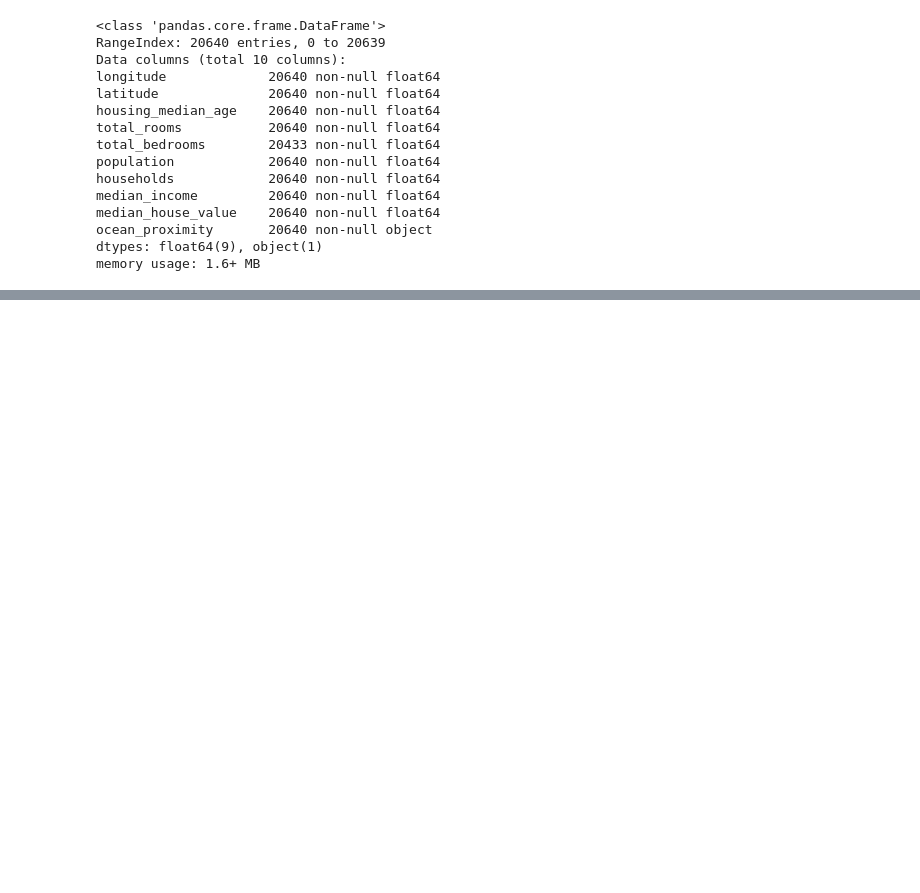
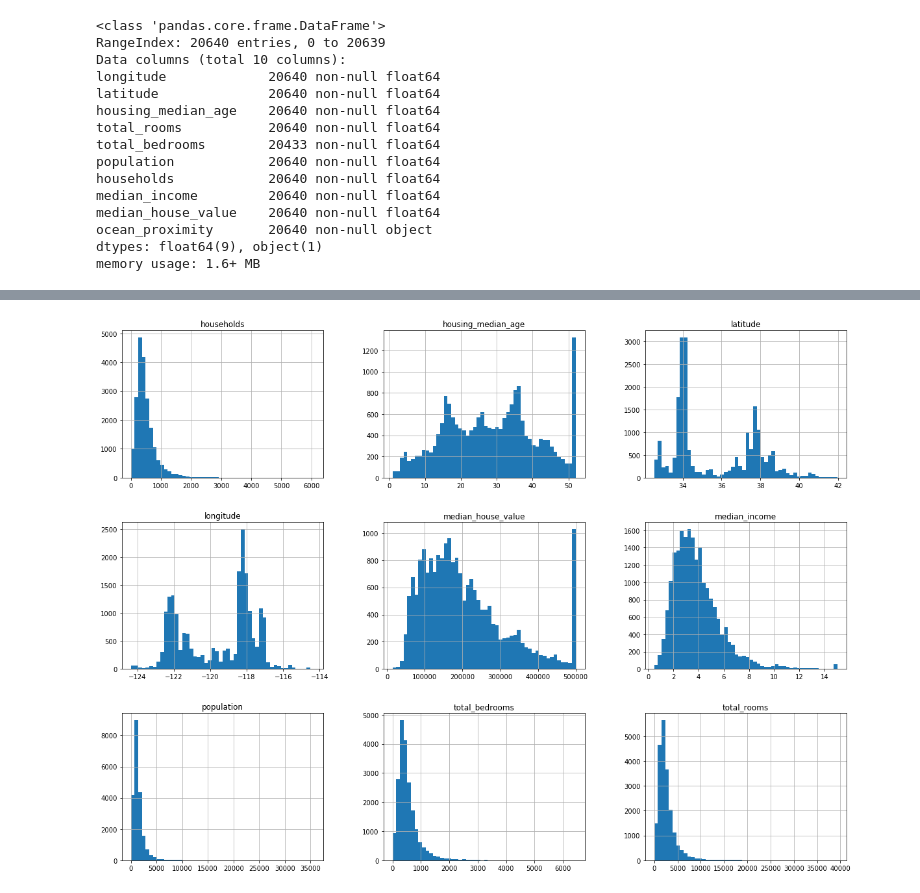
Before and after one commit to Michael-Santoro/handson-ml2, a Jupyter notebook: Follow_Alongs/Housing.ipynb, the cells around one changed output, grey strips where cells are left out. Saved outputs shown, nothing was run; the diff lists cells and outputs as text; code cells hidden in the pictures; blank space fills up the shorter version.

```diff
--- a/Follow_Alongs/Housing.ipynb
+++ b/Follow_Alongs/Housing.ipynb
@@ -59,0 +81,7 @@ memory usage: 1.6+ MB
+# %%
+%matplotlib inline
+import matplotlib.pyplot as plt
+housing.hist(bins=50, figsize=(20,15))
+plt.show()
+# %% [output]
+[figure, added]
```
Also changed, not shown: parts of 2 cells of this notebook, 1 other file.
